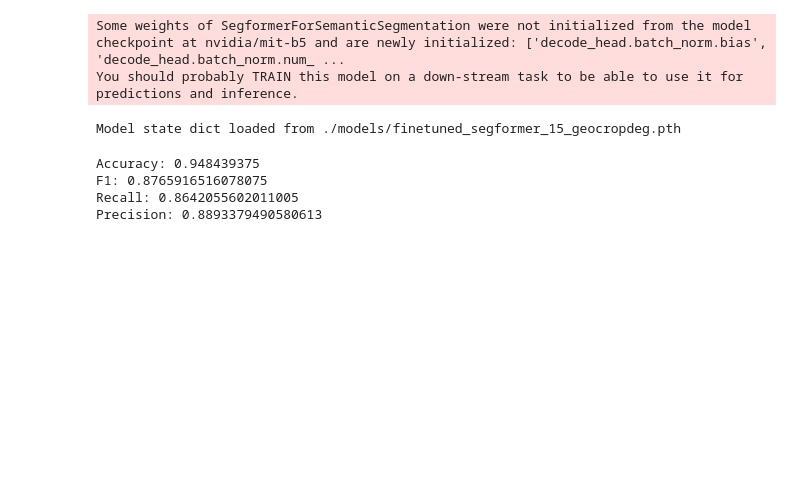
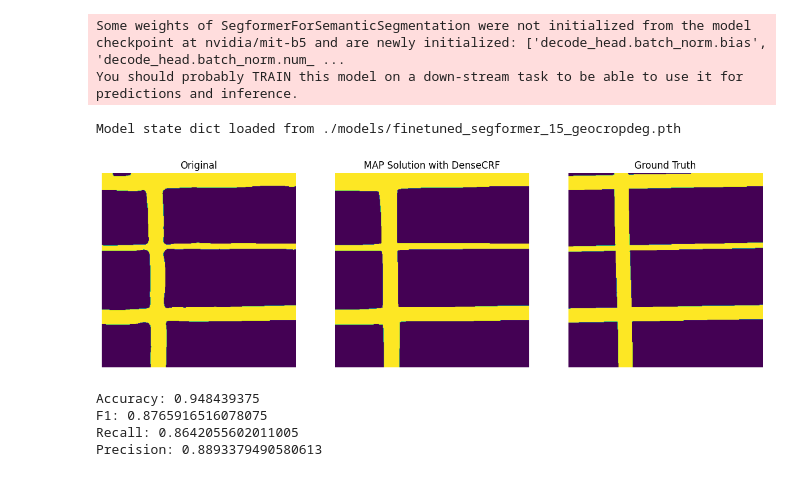
Before and after one commit to astaehli/ML_AGA, a Jupyter notebook: post_processing.ipynb, the cells around one changed output. Cells and saved outputs as stored; diff of their text form; code cells hidden in the pictures; blank space fills up the shorter version.

```diff
--- a/post_processing.ipynb
+++ b/post_processing.ipynb
@@ -147,5 +155,81 @@ Some weights of SegformerForSemanticSegmentation were not initialized from the m
 You should probably TRAIN this model on a down-stream task to be able to use it for predictions and inference.
 Model state dict loaded from ./models/finetuned_segformer_15_geocropdeg.pth
 # %%
-images = os.listdir("/Users/arcivelekoglu/Desktop/EPFL/MA3/Machine learning/ML_AGA/data/validation/predictions_segformer")
+images = os.listdir("./data/validation/predictions_segformer")
+# %%
+# Get image, segmentation and ground truth
+im = images[2]
+image = imread(f"./data/validation/images/{im}")
+segm = imread(f"./data/validation/predictions_segformer/{im}")
+segm_binary = segm > 0
+segm_binary = segm_binary.astype(float)
+segm_rgb = gray2rgb(segm)
+gt = imread(f"./data/validation/groundtruth/{im}")
+gt = np.round(gt/255)
+
+# Get the prediction probabilities
+
+model.eval()
+image = Image.open(f"./data/validation/images/{im}")
+# Prepare the image for the model
+pixel_values = image_processor(image, return_tensors="pt").pixel_values.to(device)
+
+# Forward pass
+with torch.no_grad():
+    outputs = model(pixel_values=pixel_values)
+
+logits = outputs.logits
+upsampled_logits = nn.functional.interpolate(logits, size=gt.shape, mode="bilinear", align_corners=False)
+
+p = torch.nn.functional.softmax(upsampled_logits, dim=1)
+
+p = p[0].cpu().numpy()
+
+# Use the CRF to get the final prediction
+# Get the unary from the softmax output
+W, H, NLABELS = gt.shape[0], gt.shape[1], 2
+U = unary_from_softmax(p)
+
+# Horizontal kernel
+d = dcrf.DenseCRF2D(W, H, NLABELS)
+d.setUnaryEnergy(U)
+#d.addPairwiseGaussian(sxy=(1, 25), compat=10, kernel=dcrf.DIAG_KERNEL, normalization=dcrf.NORMALIZE_SYMMETRIC)
+d.addPairwiseGaussian(sxy=(25, 1), compat=15, kernel=dcrf.DIAG_KERNEL, normalization=dcrf.NORMALIZE_SYMMETRIC)
+#d.addPairwiseBilateral(sxy=(50, 50), srgb=(5, 5, 5), rgbim=segm_rgb, compat=25, kernel=dcrf.DIAG_KERNEL, normalization=dcrf.NORMALIZE_SYMMETRIC)
+Q, tmp1, tmp2 = d.startInference()
+for _ in range(50):
+    d.stepInference(Q, tmp1, tmp2)
+kl1 = d.klDivergence(Q) / (H*W)
+map_soln_h = np.argmax(Q, axis=0).reshape((H,W))
+
+# Vertical kernel
+d = dcrf.DenseCRF2D(W, H, NLABELS)
+d.setUnaryEnergy(U)
+d.addPairwiseGaussian(sxy=(1, 25), compat=15, kernel=dcrf.DIAG_KERNEL, normalization=dcrf.NORMALIZE_SYMMETRIC)
+#d.addPairwiseGaussian(sxy=(25, 1), compat=10, kernel=dcrf.DIAG_KERNEL, normalization=dcrf.NORMALIZE_SYMMETRIC)
+#d.addPairwiseBilateral(sxy=(50, 50), srgb=(5, 5, 5), rgbim=segm_rgb, compat=25, kernel=dcrf.DIAG_KERNEL, normalization=dcrf.NORMALIZE_SYMMETRIC)
+Q, tmp1, tmp2 = d.startInference()
+for _ in range(50):
+    d.stepInference(Q, tmp1, tmp2)
+kl2 = d.klDivergence(Q) / (H*W)
+map_soln_v = np.argmax(Q, axis=0).reshape((H,W))
+
+# Horizontal and vertical together
+map_soln = (map_soln_h + map_soln_v) > 0
+soln_array = np.array(map_soln)
+soln_array = soln_array.astype(float)
+
+plt.figure(figsize=(15,5))
+plt.subplot(1,3,1); plt.imshow(segm_binary);
+plt.title('Original'); plt.axis('off');
+plt.subplot(1,3,2); plt.imshow(map_soln);
+plt.title('MAP Solution with DenseCRF'); plt.axis('off');
+plt.subplot(1,3,3); plt.imshow(gt);
+plt.title('Ground Truth'); plt.axis('off');
+plt.show()
+
+eroded = morphology.binary_erosion(soln_array, diamond)
+eroded_dilated = morphology.binary_dilation(eroded, diamond)
+# %% [output]
+[figure, added]
 # %%
```
Also changed, not shown: parts of 25 cells of this notebook, 51 other files.
